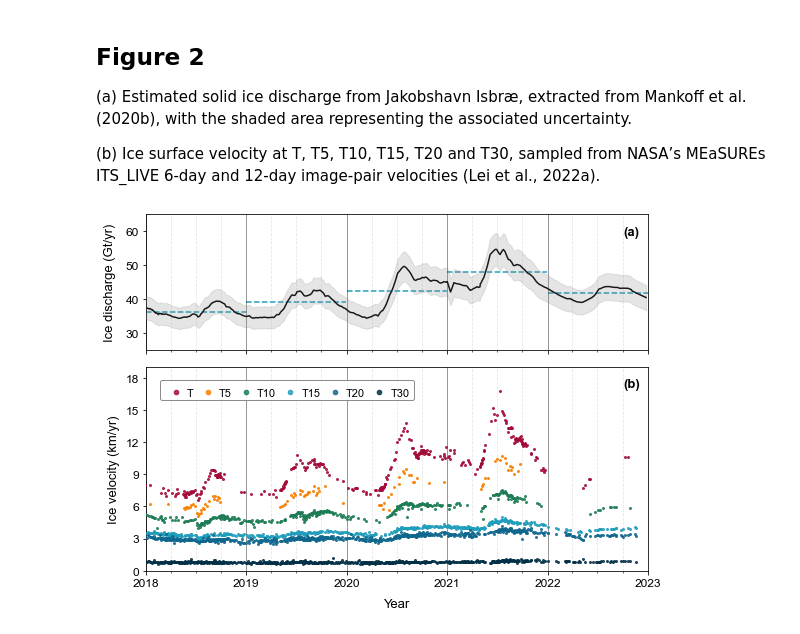
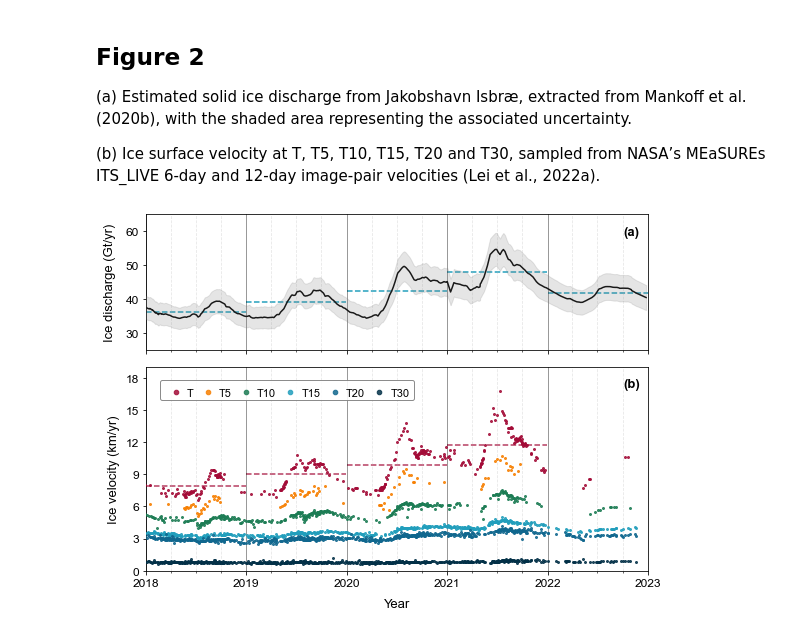
Before and after one commit to hannahpicton/jakobshavn_isbrae, a Jupyter notebook: code/figures/figure_2.ipynb, the cells around one changed output. Cells and saved outputs as stored; diff of their text form; code cells hidden in the pictures.

Commit message:
figure 2 - added mean annual ice velocity at T to panel (b) [2018 - 2022]

```diff
--- a/code/figures/figure_2.ipynb
+++ b/code/figures/figure_2.ipynb
@@ -35,6 +35,11 @@ mask = coverage > 0.5
 # CALCULATE THE MEAN ANNUAL DISCHARGE
 discharge_series = pd.Series(discharge.values, index=date)
 annual_mean_discharge = discharge_series.resample('Y').mean()
+
+# CALCULATE THE MEAN ANNUAL VELOCITY AT T (POINT 1)
+POINT1_VELOCITY_series = pd.Series(POINT1_VELOCITY.values, index=ITS_LIVE_data['mid_date'])
+annual_mean_velocity = POINT1_VELOCITY_series.resample('Y').mean()
+annual_mean_velocity = annual_mean_velocity[:-1] # remove the last year as it is incomplete
 # %%
 # PRODUCE A FIGURE SHOWING (A) ICE DISCHARGE AND (B) ICE VELOCITY.
 plt.rcParams["font.family"] = "Arial"
@@ -77,31 +82,36 @@ for year, mean in zip(annual_mean_discharge.index.year, annual_mean_discharge):
     end_of_year = pd.to_datetime(f'{year}-12-31')
     ax1.hlines(y=mean, xmin=start_of_year, xmax=end_of_year, colors='#219ebc', linestyles='--', linewidth=1.5, zorder=1)
 
 # PLOT 2 - ICE VELOCITY
 ax2.grid(axis = 'x', alpha=0.5, linestyle='-', color='black')
 ax2.xaxis.grid(True, which='minor', linestyle='--', alpha=0.3)
 ax2.scatter(ITS_LIVE_data['mid_date'], POINT1_VELOCITY/1000, color='#a30b37', s=4, marker='o', alpha=0.85, label='T', zorder=20)
 ax2.scatter(ITS_LIVE_data['mid_date'], POINT2_VELOCITY/1000, color='#f77f00', s=4, marker='o', alpha=0.85, label='T5', zorder=20)
 ax2.scatter(ITS_LIVE_data['mid_date'], POINT3_VELOCITY/1000, color='#1c7c54', s=4, marker='o', alpha=0.85, label='T10', zorder=20)
 ax2.scatter(ITS_LIVE_data['mid_date'], POINT4_VELOCITY/1000, color='#219ebc', s=4, marker='o', alpha=0.85, label='T15', zorder=20)
 ax2.scatter(ITS_LIVE_data['mid_date'], POINT5_VELOCITY/1000, color='#10678e', s=4, marker='o', alpha=0.85, label='T20', zorder=20)
 ax2.scatter(ITS_LIVE_data['mid_date'], POINT7_VELOCITY/1000, color='#023047', s=4, marker='o', alpha=0.85, label='T30', zorder=20)
 ax2.set_ylim(0, 19)
 ax2.set_yticks(np.arange(0, 18+2, 3))
 ax2.tick_params(axis='y', labelsize=12)
 ax2.tick_params(axis='x', labelsize=12)
 ax2.set_ylabel('Ice velocity (km/yr)', fontsize=13, rotation=90, labelpad=6)
 ax2.set_xlabel(xtitle, labelpad=10, fontsize=13)
 ax2.annotate("(b)", xy=(0.95, 0.9), xycoords="axes fraction", fontsize=13, color="black", weight="bold")
 
+for year, mean in zip(annual_mean_velocity.index.year, annual_mean_velocity/1000):
+    start_of_year = pd.to_datetime(f'{year}-01-01')
+    end_of_year = pd.to_datetime(f'{year}-12-31')
+    ax2.hlines(y=mean, xmin=start_of_year, xmax=end_of_year, colors='#a30b37', alpha=0.8, linestyles='--', linewidth=1.5, zorder=1)
+
 lines2, labels2 = ax2.get_legend_handles_labels()
 legend = ax2.legend(lines2, labels2, loc='upper left', ncol=6, columnspacing=0.3, markerscale=2.3, frameon=True, framealpha=1, handletextpad=0.01, handleheight=0.1, fontsize =11, facecolor='white', borderaxespad = 0.8, borderpad=0.45, fancybox=True, bbox_to_anchor=(0.01, 0.98))
 legend.get_frame().set_edgecolor('gray')
 legend.get_frame().set_alpha(0.9)
 legend.set_zorder(20)
 for text in legend.get_texts():
     text.set_va('center')
 
 #plt.savefig('R:/JAKOBSHAVN/CODE/github/jakobshavn_isbrae/figures/figure_2.png', dpi=300)
 # %% [output]
-[figure, old version]
+[figure, new version]
```
Also changed, not shown: 1 other file.
